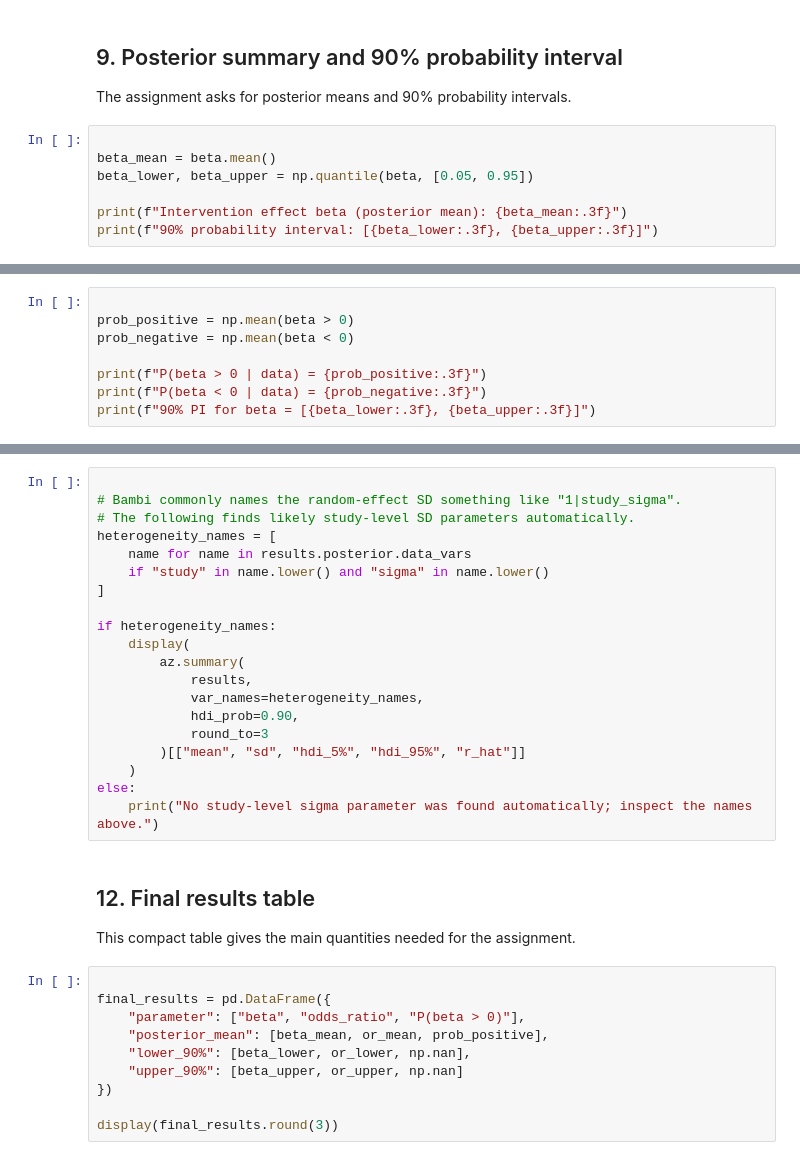
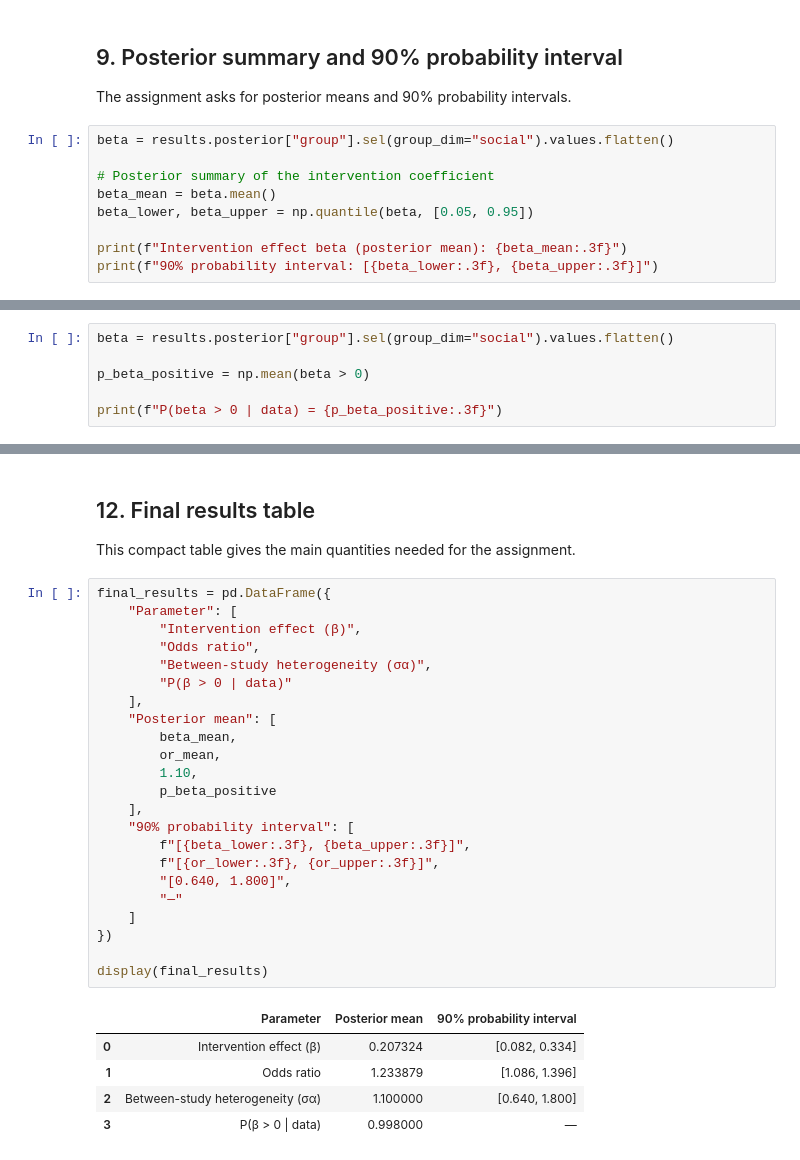
Before and after one commit to Iamthetvghost/Exercise-For-ALL-BERN02, a Jupyter notebook: ex3/hotel_towel_bayesian.ipynb, the cells around one changed output, grey strips where cells are left out. Cells and saved outputs as stored; diff of their text form.

```diff
--- a/ex3/hotel_towel_bayesian.ipynb
+++ b/ex3/hotel_towel_bayesian.ipynb
@@ -358,7 +358,9 @@ Posterior variables:
 
 The assignment asks for posterior means and 90% probability intervals.
 # %%
+beta = results.posterior["group"].sel(group_dim="social").values.flatten()
 
+# Posterior summary of the intervention coefficient
 beta_mean = beta.mean()
 beta_lower, beta_upper = np.quantile(beta, [0.05, 0.95])
 
@@ -407,11 +452,9 @@ P(\beta>0\mid\text{data}).
 
 If the 90% probability interval excludes zero, the posterior places most of its mass on one side of zero. If zero lies inside the interval, the posterior uncertainty still includes no effect.
 # %%
+beta = results.posterior["group"].sel(group_dim="social").values.flatten()
 
-prob_positive = np.mean(beta > 0)
-prob_negative = np.mean(beta < 0)
+p_beta_positive = np.mean(beta > 0)
 
-print(f"P(beta > 0 | data) = {prob_positive:.3f}")
-print(f"P(beta < 0 | data) = {prob_negative:.3f}")
-print(f"90% PI for beta = [{beta_lower:.3f}, {beta_upper:.3f}]")
+print(f"P(beta > 0 | data) = {p_beta_positive:.3f}")
 # %% [output]
@@ -437,35 +531,34 @@ for name in results.posterior.data_vars:
-# %%
-
-# Bambi commonly names the random-effect SD something like "1|study_sigma".
-# The following finds likely study-level SD parameters automatically.
-heterogeneity_names = [
-    name for name in results.posterior.data_vars
-    if "study" in name.lower() and "sigma" in name.lower()
-]
-
-if heterogeneity_names:
-    display(
-        az.summary(
-            results,
-            var_names=heterogeneity_names,
-            hdi_prob=0.90,
-            round_to=3
-        )[["mean", "sd", "hdi_5%", "hdi_95%", "r_hat"]]
-    )
-else:
-    print("No study-level sigma parameter was found automatically; inspect the names above.")
 # %% [markdown]
 ## 12. Final results table
 
 This compact table gives the main quantities needed for the assignment.
-# %%
-
-final_results = pd.DataFrame({
-    "parameter": ["beta", "odds_ratio", "P(beta > 0)"],
-    "posterior_mean": [beta_mean, or_mean, prob_positive],
-    "lower_90%": [beta_lower, or_lower, np.nan],
-    "upper_90%": [beta_upper, or_upper, np.nan]
-})
-
-display(final_results.round(3))
+# %%
+final_results = pd.DataFrame({
+    "Parameter": [
+        "Intervention effect (β)",
+        "Odds ratio",
+        "Between-study heterogeneity (σα)",
+        "P(β > 0 | data)"
+    ],
+    "Posterior mean": [
+        beta_mean,
+        or_mean,
+        1.10,
+        p_beta_positive
+    ],
+    "90% probability interval": [
+        f"[{beta_lower:.3f}, {beta_upper:.3f}]",
+        f"[{or_lower:.3f}, {or_upper:.3f}]",
+        "[0.640, 1.800]",
+        "—"
+    ]
+})
+
+display(final_results)
+# %% [output]
+|  | Parameter | Posterior mean | 90% probability interval |
+| 0 | Intervention effect (β) | 0.207324 | [0.082, 0.334] |
+| 1 | Odds ratio | 1.233879 | [1.086, 1.396] |
+| 2 | Between-study heterogeneity (σα) | 1.100000 | [0.640, 1.800] |
+| 3 | P(β > 0 | data) | 0.998000 | — |
 # %% [markdown]
```
Also changed, not shown: parts of 11 cells of this notebook.
